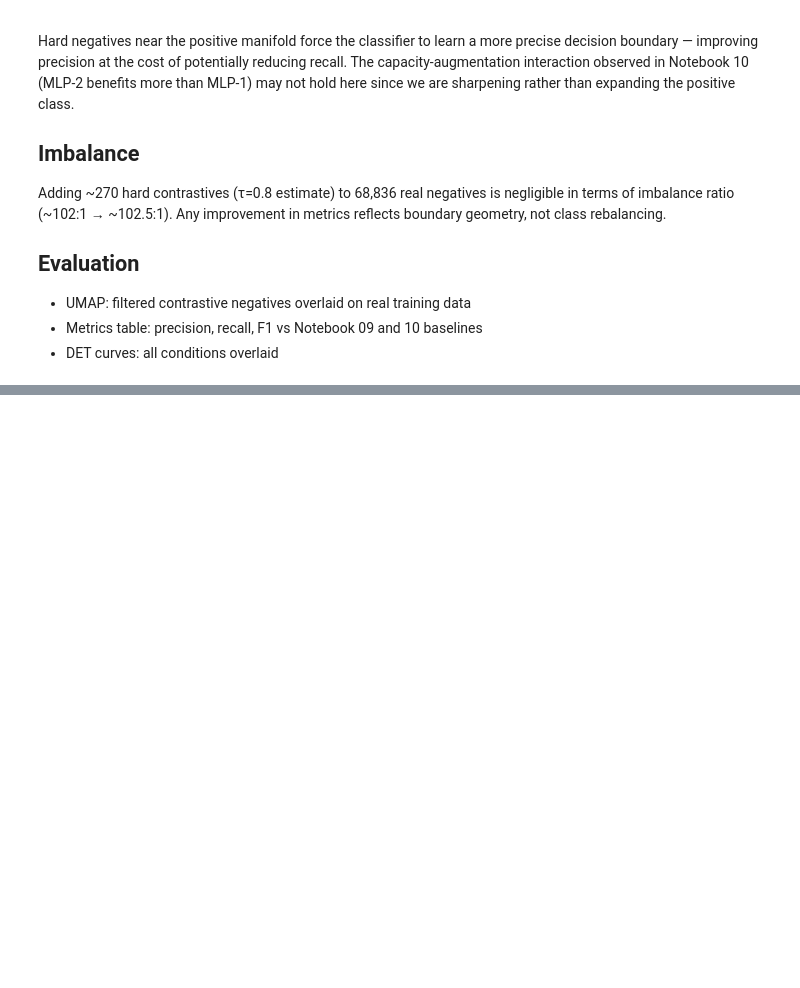
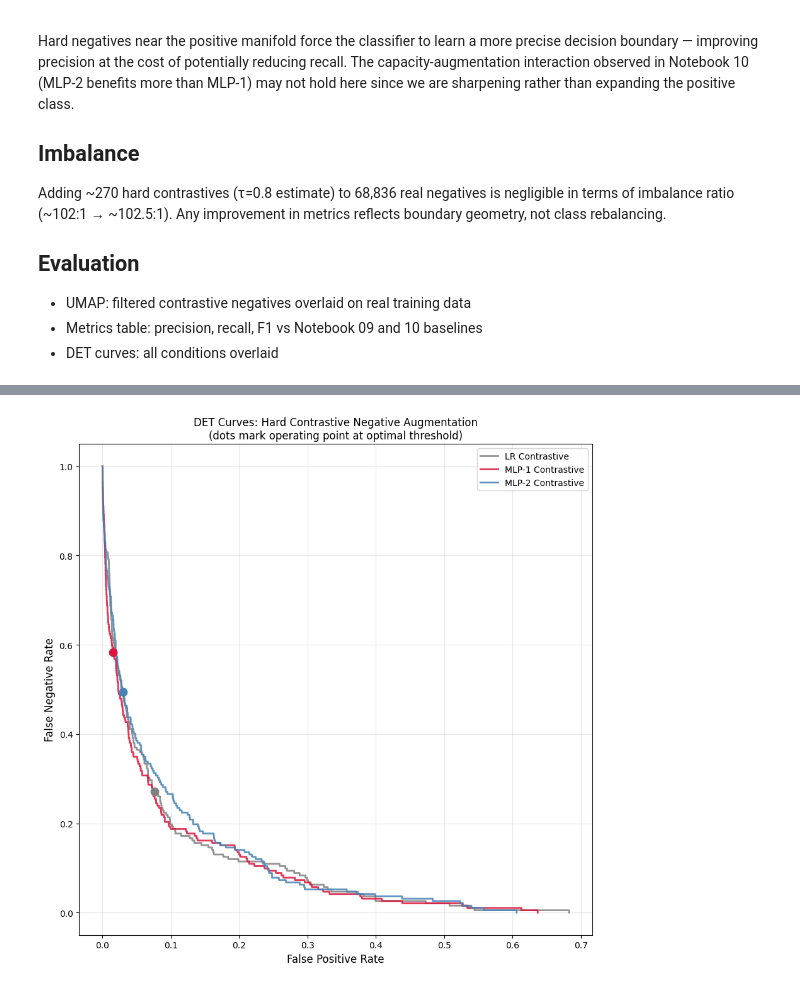
Before and after one commit to kamat-v/hedging-txtclf-experiments, a Jupyter notebook: notebooks/11_mlp_hard_contrastive_synthetic.ipynb, the cells around one changed output, grey strips where cells are left out. Saved outputs shown, nothing was run; the diff lists cells and outputs as text; code cells hidden in the pictures; blank space fills up the shorter version.

```diff
--- a/notebooks/11_mlp_hard_contrastive_synthetic.ipynb
+++ b/notebooks/11_mlp_hard_contrastive_synthetic.ipynb
@@ -106,0 +463,83 @@ for name, m in baseline_09.items():
+# %%
+# -----------------------------------------------
+# Summary table — all notebooks
+# -----------------------------------------------
+print("=" * 75)
+print(f"{'Condition':<25} {'Classifier':<12} {'Precision':>10} "
+      f"{'Recall':>8} {'F1':>8}")
+print("-" * 75)
+
+# Notebook 09 baseline
+for clf_name, m in baseline_09.items():
+    print(f"{'Baseline':<25} {clf_name:<12} {m['precision']:>10.3f} "
+          f"{m['recall']:>8.3f} {m['f1']:>8.3f}")
+
+# Notebook 10
+for cond_name, cond_results in baseline_10.items():
+    for clf_name, m in cond_results.items():
+        print(f"{cond_name+' aug':<25} {clf_name:<12} {m['precision']:>10.3f} "
+              f"{m['recall']:>8.3f} {m['f1']:>8.3f}")
+
+# Notebook 11
+for clf_name, r in results_11.items():
+    print(f"{'Contrastive aug':<25} {clf_name:<12} {r['precision']:>10.3f} "
+          f"{r['recall']:>8.3f} {r['f1']:>8.3f}")
+print("=" * 75)
+
+# -----------------------------------------------
+# DET curves
+# -----------------------------------------------
+fig, ax = plt.subplots(figsize=(9, 9))
+
+clf_colors  = {'LR': 'gray', 'MLP-1': 'crimson', 'MLP-2': 'steelblue'}
+cond_styles = {'Contrastive': '-'}
+
+for clf_name, r in results_11.items():
+    fpr, fnr, _ = det_curve(y_test, r['test_scores'])
+    ax.plot(
+        fpr, fnr,
+        color=clf_colors[clf_name],
+        linestyle='-',
+        linewidth=2,
+        label=f"{clf_name} Contrastive",
+        alpha=0.85,
+    )
+    # Mark operating point
+    fp = ((r['y_pred']==1) & (y_test==0)).sum() / (y_test==0).sum()
+    fn = ((r['y_pred']==0) & (y_test==1)).sum() / (y_test==1).sum()
+    ax.scatter(fp, fn, color=clf_colors[clf_name], s=80, zorder=5)
+
+ax.set_xlabel("False Positive Rate", fontsize=12)
+ax.set_ylabel("False Negative Rate", fontsize=12)
+ax.set_title(
+    "DET Curves: Hard Contrastive Negative Augmentation\n"
+    "(dots mark operating point at optimal threshold)",
+    fontsize=12,
+)
+ax.legend(fontsize=10)
+ax.grid(True, alpha=0.3)
+plt.tight_layout()
+plt.savefig("data/results/det_curves_11.png", dpi=150, bbox_inches='tight')
+plt.show()
+print("DET curves saved.")
+
+# -----------------------------------------------
+# Save metrics
+# -----------------------------------------------
+import json
+
+metrics_11 = {
+    clf_name: {
+        'precision': round(r['precision'], 4),
+        'recall':    round(r['recall'], 4),
+        'f1':        round(r['f1'], 4),
+        'threshold': round(r['threshold'], 4),
+        'cal_f1':    round(r['cal_f1'], 4),
+    }
+    for clf_name, r in results_11.items()
+}
+
+with open("data/results/metrics_11_contrastive_aug.json", "w") as f:
+    json.dump(metrics_11, f, indent=2)
+print("Metrics saved to data/results/metrics_11_contrastive_aug.json")
+# %% [output]
@@ -106,0 +562 @@ for name, m in baseline_09.items():
+[figure, added]
```
Also changed, not shown: parts of 6 cells of this notebook.
